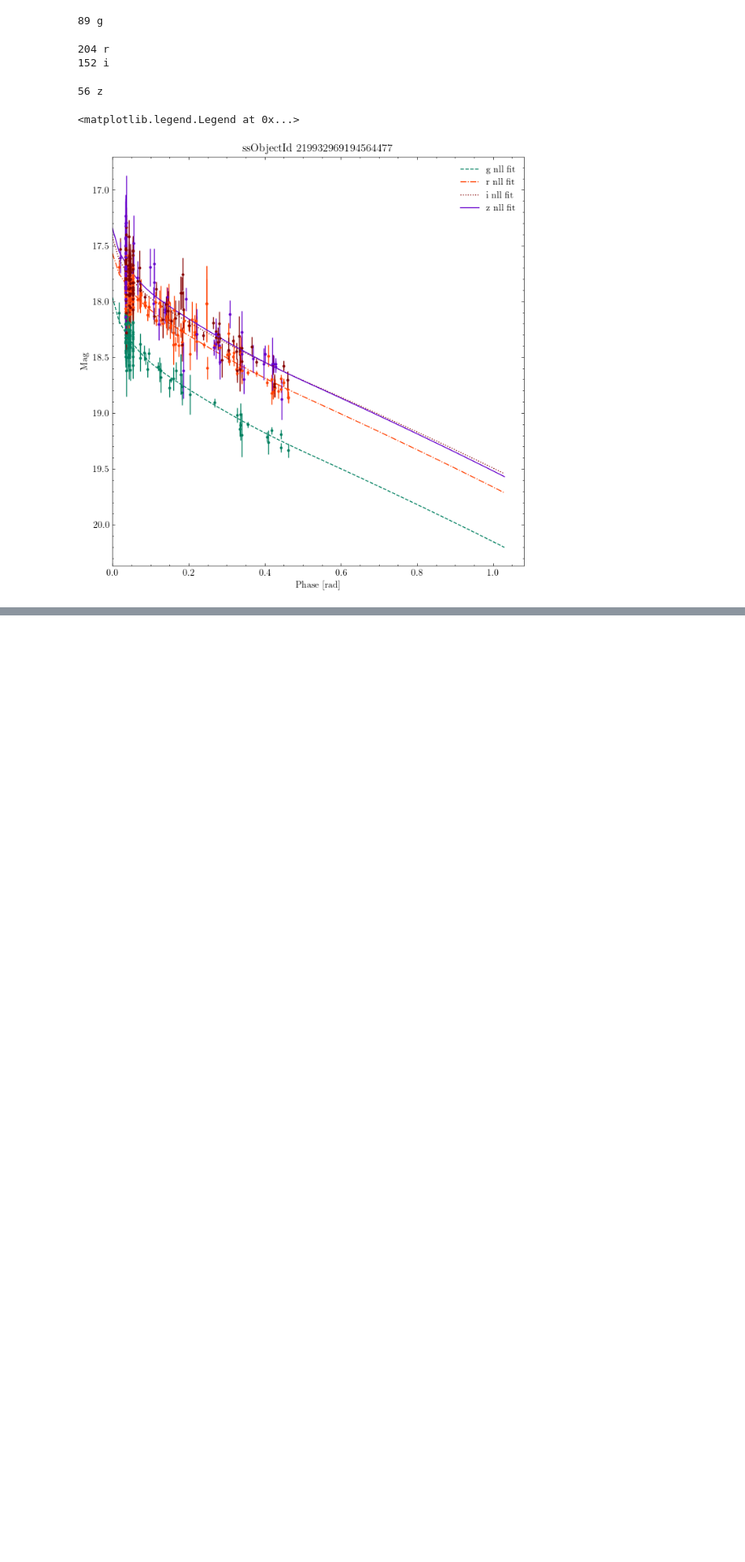
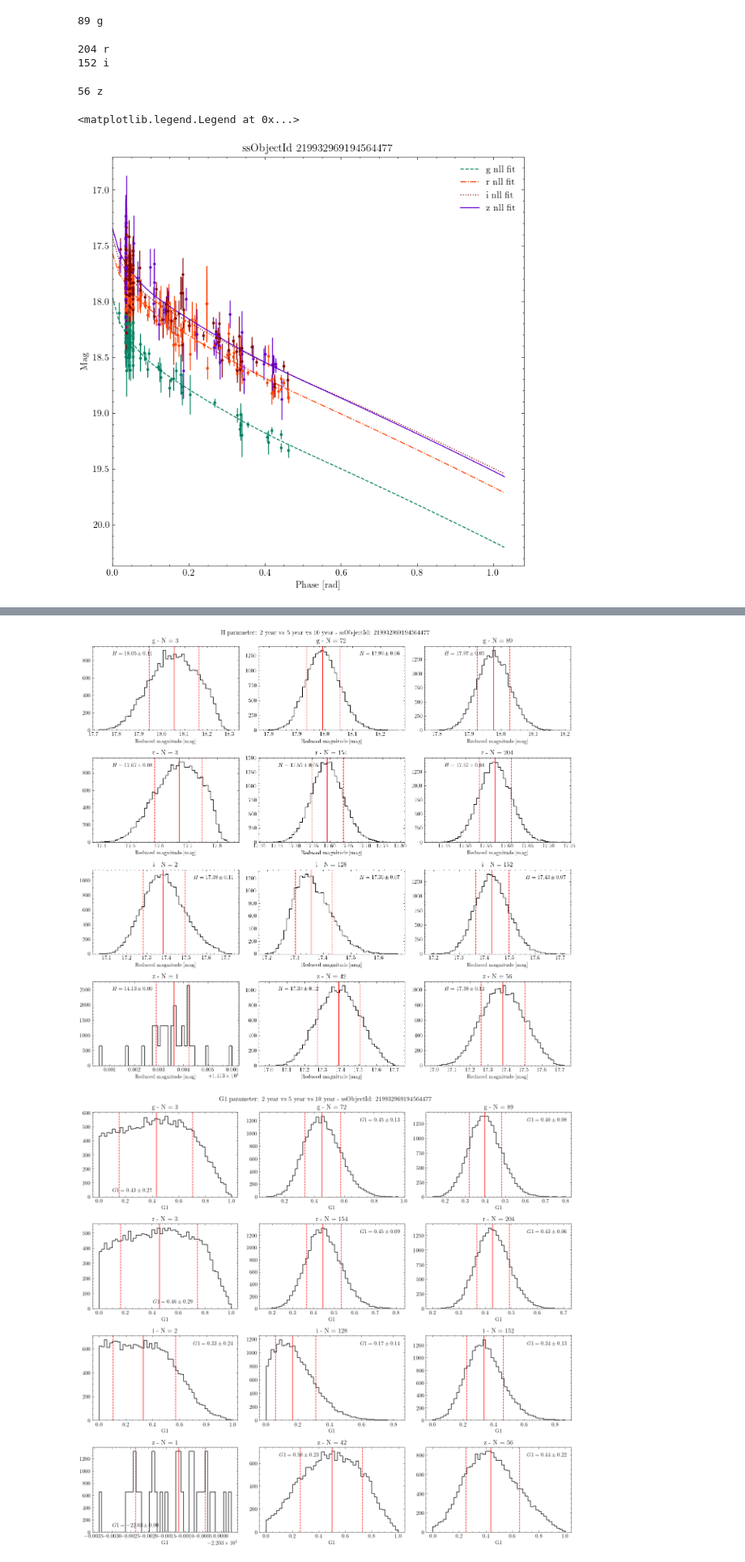
Before and after one commit to Birr0/lsst_eval, a Jupyter notebook: mcmc_phase_curve.ipynb, the cells around one changed output, grey strips where cells are left out. Shown at 81% size. Drawn from its saved outputs; the diff is of its cells as text; code cells hidden in the pictures; blank space fills up the shorter version.

```diff
--- a/mcmc_phase_curve.ipynb
+++ b/mcmc_phase_curve.ipynb
@@ -567,0 +770,59 @@ for filt in filters:
+# %%
+for parameter_num, parameter in enumerate(["H", "G1", "G2"]):
+    fig, axs = plt.subplots(4, 3, figsize=(13,12))
+
+    for filt, row in zip(filters, axs):
+        for i, col in enumerate(row):
+            if i == 0:
+                mask = (obj["band"] == filt) & (obj["midPointMjdTai"] <= catalog_dates[0].value[1])
+                samples = filter_samples_1yr[filt][0]
+            elif i == 1:
+                mask = (obj["band"] == filt) & (obj["midPointMjdTai"] <= catalog_dates[4].value[1])
+                samples = filter_samples_5yr[filt][0]
+            else:
+                mask = (obj["band"] == filt)
+                samples = filter_samples_10yr[filt][0]
+
+            reducedMag = reduced_magnitude(obj["mag"][mask], obj["heliocentricDist"][mask], obj["topocentricDist"][mask])
+            sigma = obj["magErr"][mask]
+            phases = obj["phaseAngle"][mask]
+
+            col.hist(
+                samples[:, parameter_num],
+                bins=50,
+                histtype="step",
+                color="black"
+            )
+            col.axvline(
+                np.median(samples[:, parameter_num]),
+                c="red"
+            )
+            col.axvline(
+                np.percentile(samples[:, parameter_num], 16),
+                c="red",
+                ls="--"
+            )
+            col.axvline(
+                np.percentile(samples[:, parameter_num], 84),
+                c="red",
+                ls="--",
+            )
+            col.axvline(
+                np.percentile(samples[:, parameter_num], 84),
+                c="None",
+                ls="--",
+                label=r"${parameter} = {H:.2f} \pm {err:.2f}$".format(parameter = parameter, H = np.median(samples[:, parameter_num]), err = np.percentile(samples[:, parameter_num], 84) - np.median(samples[:, parameter_num])),
+            )
+            col.set_title(f"{filt} - N = {len(reducedMag)}")
+            if parameter == "H":
+                col.set_xlabel("Reduced magnitude [mag]")
+            else:
+                col.set_xlabel(parameter)
+            col.legend()
+
+    plt.suptitle(f"{parameter} parameter: 2 year vs 5 year vs 10 year - ssObjectId: {obj_id}")
+    plt.tight_layout()
+    plt.show()
+# %% [output]
+[figure, added]
+[figure, added]
```
Also changed, not shown: parts of 8 cells of this notebook.
